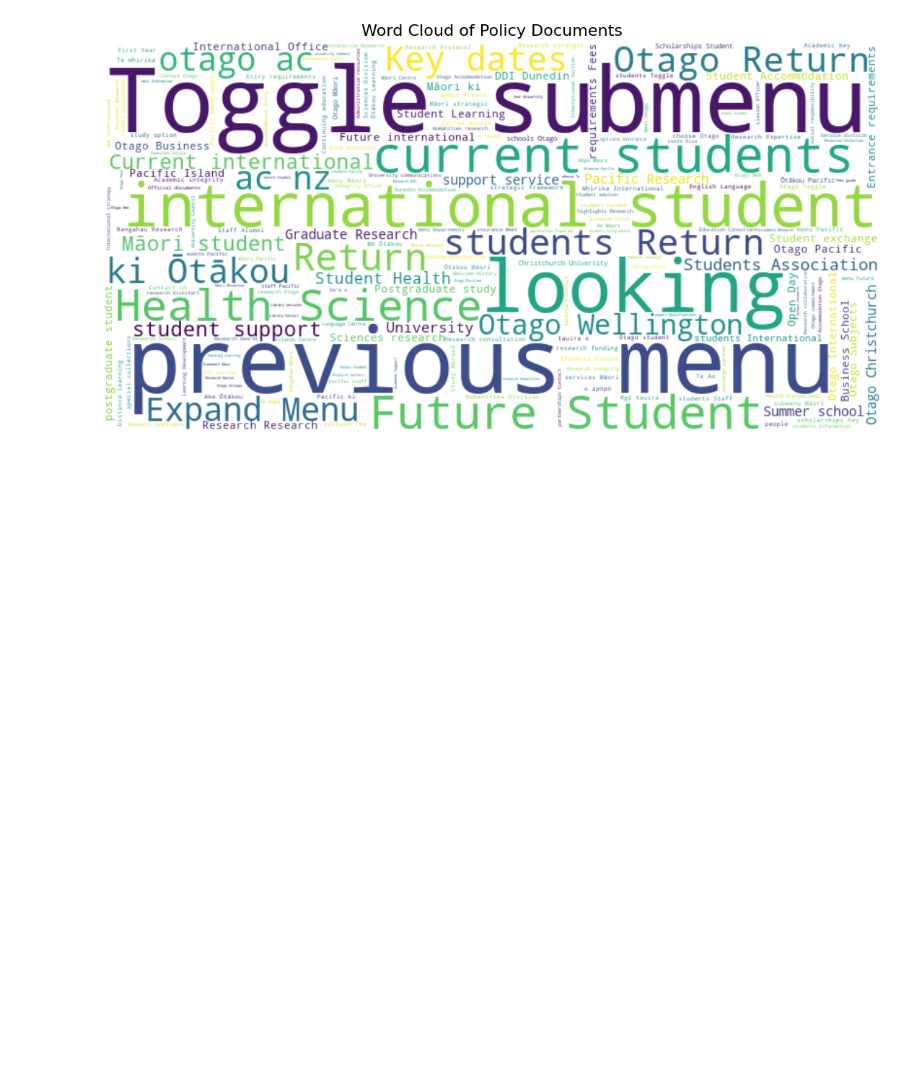
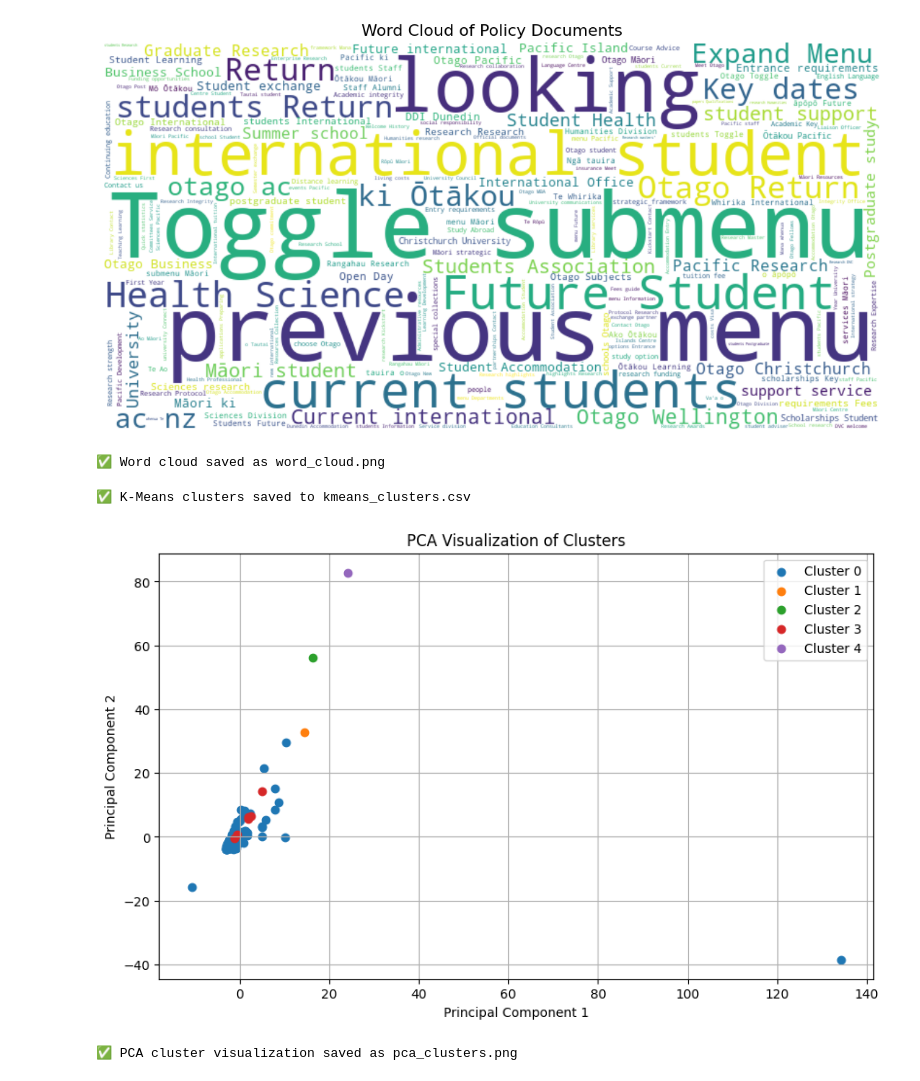
Before and after one commit to gifthove/PolicyAnalyzAI, a Jupyter notebook: notebooks/eda.ipynb, the cells around one changed output. Cells and saved outputs as stored; diff of their text form; code cells hidden in the pictures; blank space fills up the shorter version.

```diff
--- a/notebooks/eda.ipynb
+++ b/notebooks/eda.ipynb
@@ -99,11 +94,47 @@ plt.show()
 # %%
-# Generate a word cloud to visualize the most frequent words
+# Generate a word cloud
 wordcloud = WordCloud(width=800, height=400, background_color='white').generate(all_text)
-
 plt.figure(figsize=(15, 7))
 plt.imshow(wordcloud, interpolation='bilinear')
 plt.axis('off')
-plt.title("Word Cloud of Policy Documents", fontsize=16)
+plt.title('Word Cloud of Policy Documents', fontsize=16)
+plt.savefig('../output/word_cloud.png')
 plt.show()
+print('✅ Word cloud saved as word_cloud.png')
 # %% [output]
-[figure, old version]
+[figure, new version]
+✅ Word cloud saved as word_cloud.png
+# %%
+# Perform K-Means Clustering
+vectorizer = CountVectorizer(max_features=1000, stop_words='english')
+X = vectorizer.fit_transform(df['cleaned_content']).toarray()
+
+# Standardize the data
+scaler = StandardScaler()
+X_scaled = scaler.fit_transform(X)
+
+# Perform K-Means
+kmeans = KMeans(n_clusters=5, random_state=42)
+kmeans.fit(X_scaled)
+df['Cluster'] = kmeans.labels_
+df[['title', 'Cluster']].to_csv('../output/kmeans_clusters.csv', index=False)
+print('✅ K-Means clusters saved to kmeans_clusters.csv')
+
+# Visualize Clusters using PCA
+pca = PCA(n_components=2)
+X_pca = pca.fit_transform(X_scaled)
+plt.figure(figsize=(10, 6))
+for cluster in range(5):
+    plt.scatter(X_pca[df['Cluster'] == cluster, 0], X_pca[df['Cluster'] == cluster, 1], label=f'Cluster {cluster}')
+plt.title('PCA Visualization of Clusters')
+plt.xlabel('Principal Component 1')
+plt.ylabel('Principal Component 2')
+plt.legend()
+plt.grid(True)
+plt.savefig('../output/pca_clusters.png')
+plt.show()
+print('✅ PCA cluster visualization saved as pca_clusters.png')
+# %% [output]
+✅ K-Means clusters saved to kmeans_clusters.csv
+[figure, added]
+✅ PCA cluster visualization saved as pca_clusters.png
```
Also changed, not shown: parts of 16 cells of this notebook, 3 other files.
